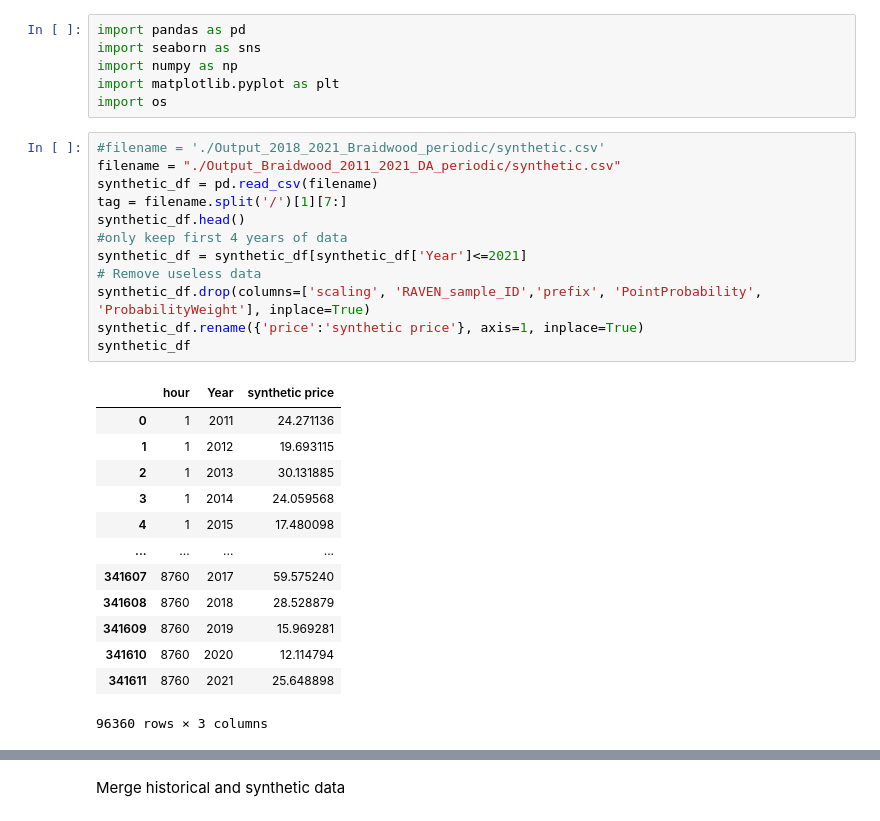
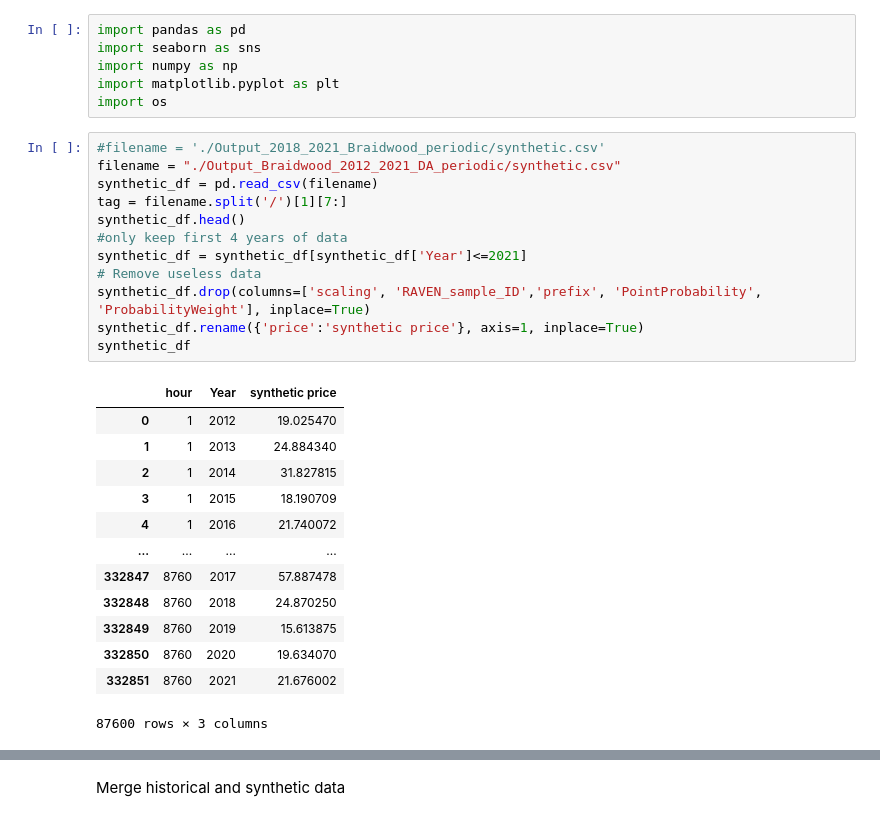
Before and after one commit to idaholab/FORCE, a Jupyter notebook: use_cases/IES_Feb23/train/ARMA_metrics.ipynb, the cells around one changed output, grey strips where cells are left out. Saved outputs shown, nothing was run; the diff lists cells and outputs as text.

```diff
--- a/use_cases/IES_Feb23/train/ARMA_metrics.ipynb
+++ b/use_cases/IES_Feb23/train/ARMA_metrics.ipynb
@@ -6,30 +6,30 @@ import matplotlib.pyplot as plt
 import os
 # %%
 #filename = './Output_2018_2021_Braidwood_periodic/synthetic.csv'
-filename = "./Output_Braidwood_2011_2021_DA_periodic/synthetic.csv"
+filename = "./Output_Braidwood_2012_2021_DA_periodic/synthetic.csv"
 synthetic_df = pd.read_csv(filename)
 tag = filename.split('/')[1][7:]
 synthetic_df.head()
 #only keep first 4 years of data
 synthetic_df = synthetic_df[synthetic_df['Year']<=2021]
 # Remove useless data
 synthetic_df.drop(columns=['scaling', 'RAVEN_sample_ID','prefix', 'PointProbability', 'ProbabilityWeight'], inplace=True)
 synthetic_df.rename({'price':'synthetic price'}, axis=1, inplace=True)
 synthetic_df
 # %% [output]
 |  | hour | Year | synthetic price |
-| 0 | 1 | 2011 | 24.271136 |
-| 1 | 1 | 2012 | 19.693115 |
-| 2 | 1 | 2013 | 30.131885 |
-| 3 | 1 | 2014 | 24.059568 |
-| 4 | 1 | 2015 | 17.480098 |
+| 0 | 1 | 2012 | 19.025470 |
+| 1 | 1 | 2013 | 24.884340 |
+| 2 | 1 | 2014 | 31.827815 |
+| 3 | 1 | 2015 | 18.190709 |
+| 4 | 1 | 2016 | 21.740072 |
 | ... | ... | ... | ... |
-| 341607 | 8760 | 2017 | 59.575240 |
-| 341608 | 8760 | 2018 | 28.528879 |
-| 341609 | 8760 | 2019 | 15.969281 |
-| 341610 | 8760 | 2020 | 12.114794 |
-| 341611 | 8760 | 2021 | 25.648898 |
+| 332847 | 8760 | 2017 | 57.887478 |
+| 332848 | 8760 | 2018 | 24.870250 |
+| 332849 | 8760 | 2019 | 15.613875 |
+| 332850 | 8760 | 2020 | 19.634070 |
+| 332851 | 8760 | 2021 | 21.676002 |
-96360 rows × 3 columns
+87600 rows × 3 columns
 # %%
 data_dir = '../data/electricity_markets/PJM_braidwood/'
 files_names = os.listdir(data_dir)
```
Also changed, not shown: parts of 5 cells of this notebook, 1 other file.
